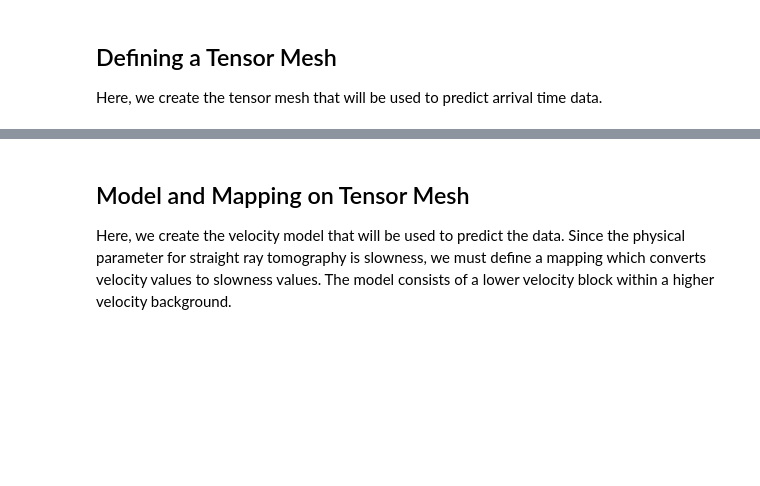
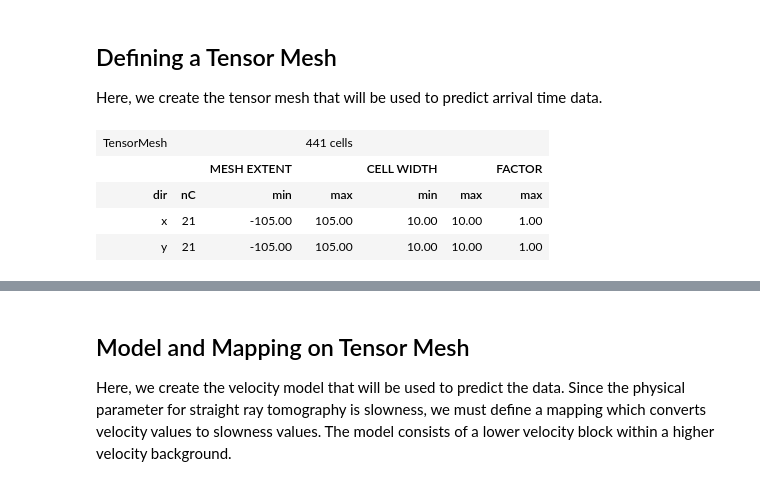
Before and after one commit to emgeolab/geol-4250, a Jupyter notebook: linear_inversion/plot_fwd_1_tomography_2D.ipynb, the cells around one changed output, grey strips where cells are left out. Cells and saved outputs as stored; diff of their text form; code cells hidden in the pictures; blank space fills up the shorter version.

```diff
--- a/linear_inversion/plot_fwd_1_tomography_2D.ipynb
+++ b/linear_inversion/plot_fwd_1_tomography_2D.ipynb
@@ -60,6 +60,13 @@ data.
 # %%
 dh = 10.0  # cell width
 N = 21  # number of cells in X and Y direction
 hx = [(dh, N)]
 hy = [(dh, N)]
 mesh = TensorMesh([hx, hy], "CC")
+mesh
+# %% [output]
+| TensorMesh |  |  | 441 cells |  |  |  |
+|  |  | MESH EXTENT |  | CELL WIDTH |  | FACTOR |
+| dir | nC | min | max | min | max | max |
+| x | 21 | -105.00 | 105.00 | 10.00 | 10.00 | 1.00 |
+| y | 21 | -105.00 | 105.00 | 10.00 | 10.00 | 1.00 |
```
Also changed, not shown: parts of 5 cells of this notebook, 3 other files.
